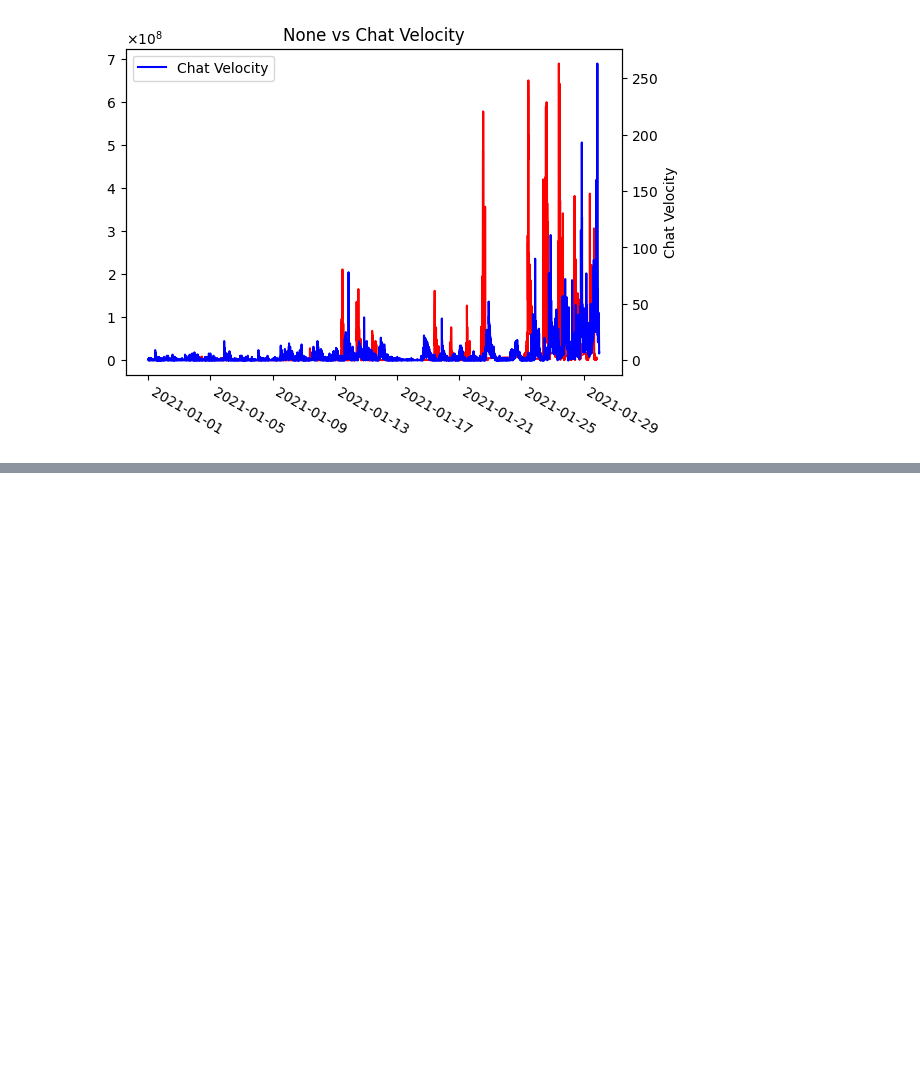
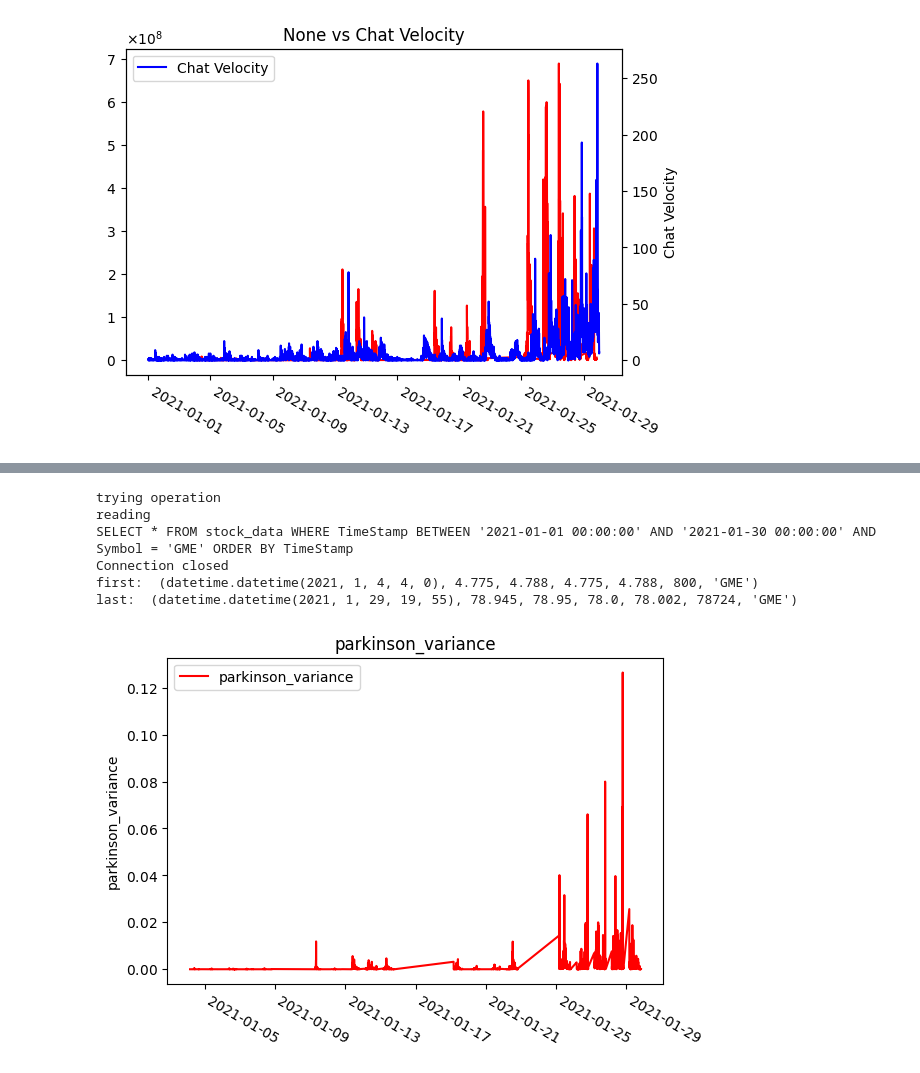
Before and after one commit to InvestmentProvenance/SocialStockAnalyser, a Jupyter notebook: database/graphs.ipynb, the cells around one changed output, grey strips where cells are left out. Cells and saved outputs as stored; diff of their text form; code cells hidden in the pictures; blank space fills up the shorter version.

```diff
--- a/database/graphs.ipynb
+++ b/database/graphs.ipynb
@@ -80 +87,11 @@ last:  (datetime.datetime(2021, 1, 29, 19, 55), 78.945, 78.95, 78.0, 78.002, 787
+# %%
+analysis.plotSeries(analysis.stock_log_normal_parkinson_variance(ticker, start_time, end_time))
+# %% [output]
+trying operation
+reading
+SELECT * FROM stock_data WHERE TimeStamp BETWEEN '2021-01-01 00:00:00' AND '2021-01-30 00:00:00' AND Symbol = 'GME' ORDER BY TimeStamp
+Connection closed
+first:  (datetime.datetime(2021, 1, 4, 4, 0), 4.775, 4.788, 4.775, 4.788, 800, 'GME')
+last:  (datetime.datetime(2021, 1, 29, 19, 55), 78.945, 78.95, 78.0, 78.002, 78724, 'GME')
+[figure, added]
 # %%
```
Also changed, not shown: parts of 6 cells of this notebook.
